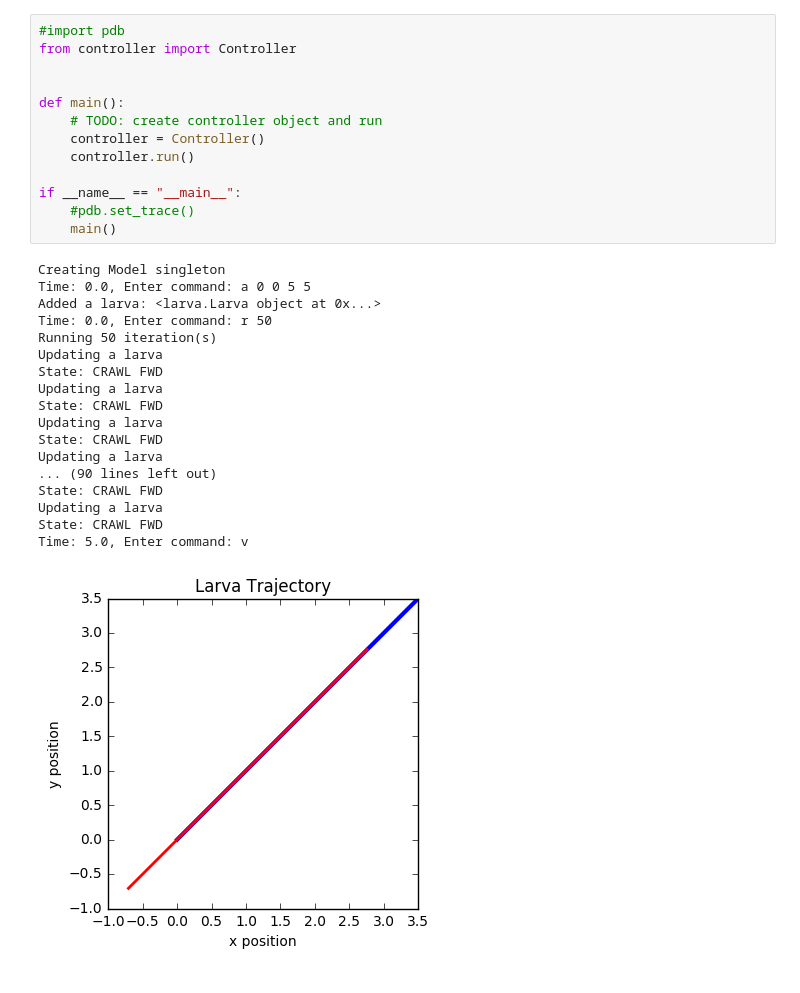
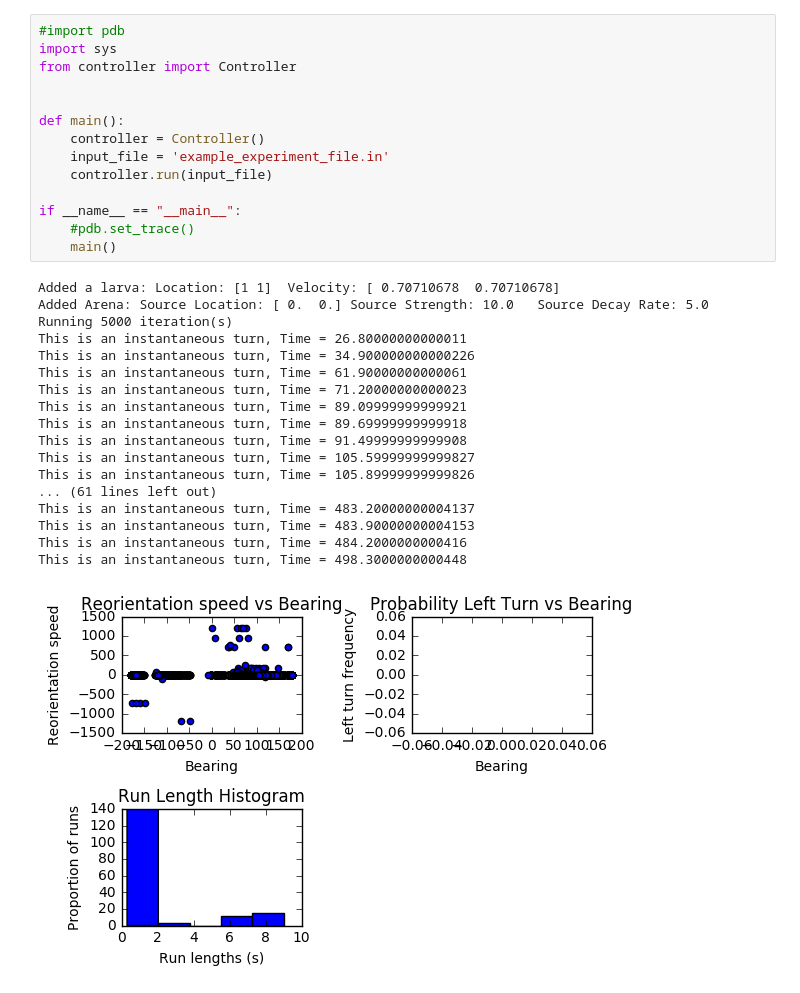
Before and after one commit to elykcoldster/chemotaxis, a Jupyter notebook: Larva_chemotaxis.ipynb, the cells around one changed output. Cells and saved outputs as stored; diff of their text form.

Commit message:
added plot for run length histogram, code more modular now

```diff
--- a/Larva_chemotaxis.ipynb
+++ b/Larva_chemotaxis.ipynb
@@ -1,32 +1,33 @@
 # %%
 #import pdb
+import sys
 from controller import Controller
 
 
 def main():
-    # TODO: create controller object and run
     controller = Controller()
-    controller.run()
+    input_file = 'example_experiment_file.in'
+    controller.run(input_file)
 
 if __name__ == "__main__":
     #pdb.set_trace()
     main()
 # %% [output]
-Creating Model singleton
-Time: 0.0, Enter command: a 0 0 5 5
-Added a larva: <larva.Larva object at 0x...>
-Time: 0.0, Enter command: r 50
-Running 50 iteration(s)
-Updating a larva
-State: CRAWL FWD
-Updating a larva
-State: CRAWL FWD
-Updating a larva
-State: CRAWL FWD
-Updating a larva
-... (90 lines left out)
-State: CRAWL FWD
-Updating a larva
-State: CRAWL FWD
-Time: 5.0, Enter command: v
+Added a larva: Location: [1 1]  Velocity: [ 0.70710678  0.70710678]
+Added Arena: Source Location: [ 0.  0.] Source Strength: 10.0   Source Decay Rate: 5.0
+Running 5000 iteration(s)
+This is an instantaneous turn, Time = 26.80000000000011
+This is an instantaneous turn, Time = 34.900000000000226
+This is an instantaneous turn, Time = 61.90000000000061
+This is an instantaneous turn, Time = 71.20000000000023
+This is an instantaneous turn, Time = 89.09999999999921
+This is an instantaneous turn, Time = 89.69999999999918
+This is an instantaneous turn, Time = 91.49999999999908
+This is an instantaneous turn, Time = 105.59999999999827
+This is an instantaneous turn, Time = 105.89999999999826
+... (61 lines left out)
+This is an instantaneous turn, Time = 483.20000000004137
+This is an instantaneous turn, Time = 483.90000000004153
+This is an instantaneous turn, Time = 484.2000000000416
+This is an instantaneous turn, Time = 498.3000000000448
-[figure, old version]
+[figure, new version]
```
Also changed, not shown: parts of 1 cell of this notebook, 3 other files.
